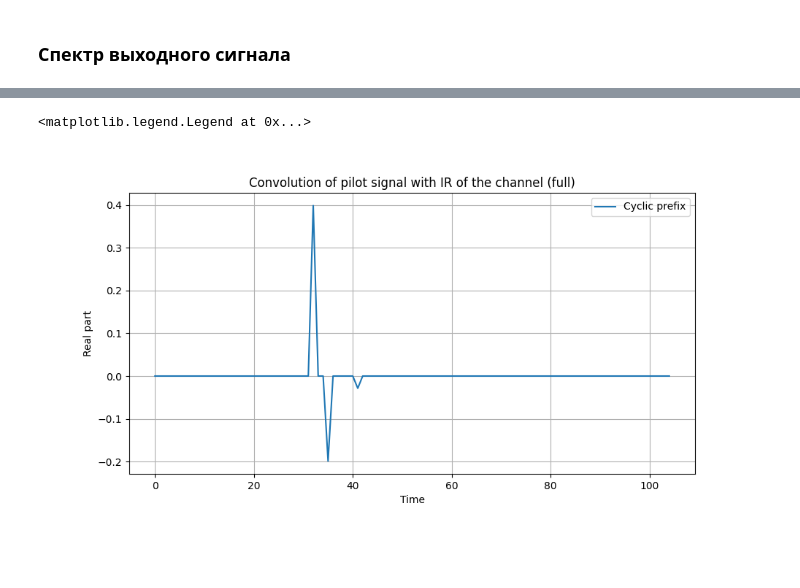
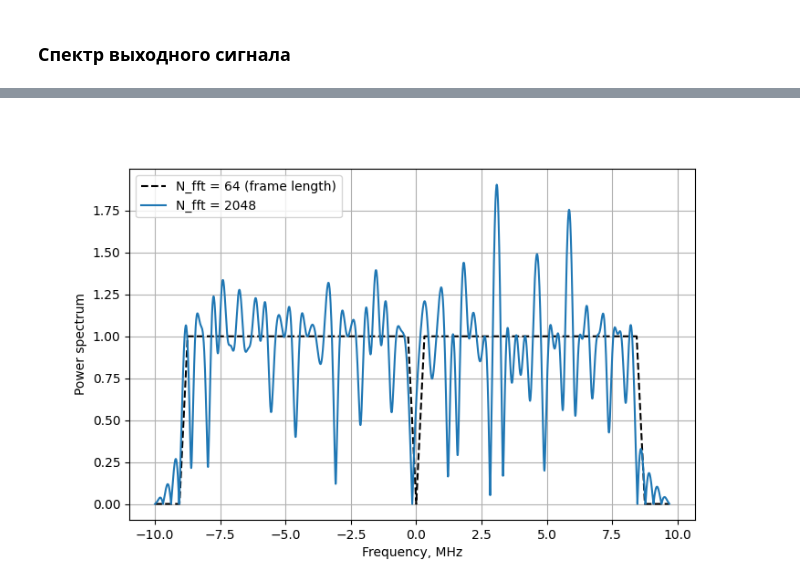
Before and after one commit to isvoropaev02/OFDM, a Jupyter notebook: model_version02/model_performance.ipynb, the cells around one changed output, grey strips where cells are left out. Saved outputs shown, nothing was run; the diff lists cells and outputs as text; code cells hidden in the pictures; blank space fills up the shorter version.

Commit message:
spectrum

```diff
--- a/model_version02/model_performance.ipynb
+++ b/model_version02/model_performance.ipynb
@@ -185,2 +55,3 @@ Text(0.5, 1.0, 'EVM')
 # %%
-h = pd.read_csv('model_version01\\h.txt', sep=',', index_col=False, header=None, names=['Re', 'Im'])
+info_frame = pd.read_csv('info_frame.txt', sep=',', index_col=False, header=None, names=['Re', 'Im'], skipinitialspace=True)
+pilots_frame = pd.read_csv('pilots_frame.txt', sep=',', index_col=False, header=None, names=['Re', 'Im'], skipinitialspace=True)
@@ -220,16 +58,22 @@ ax_1.legend()
-# %%
-sig2 = (pilots_frame_td['Re'] + 1j*pilots_frame_td['Im']).to_numpy()
-output2 = np.convolve((h['Re']+1j*h['Im']).to_numpy(), sig2, 'full')
-time = np.arange(0, len(output2), 1)
-
-fig8 = plt.figure(figsize=(10,5))
-ax_1 = fig8.add_subplot(111)
-ax_1.plot(time, output2.real, label='Cyclic prefix')
-ax_1.set_ylabel("Real part")
-ax_1.set_xlabel("Time")
-ax_1.grid()
-ax_1.set_title('Convolution of pilot signal with IR of the channel (full)')
-ax_1.legend()
-# %% [output]
-<matplotlib.legend.Legend at 0x...>
-[figure, removed]
+# %%
+info_signal = (info_frame['Re'] + 1j*info_frame['Im']).to_numpy()
+pilots_signal = (pilots_frame['Re'] + 1j*pilots_frame['Im']).to_numpy()
+# %%
+# values from IEEE 802.11a for 20 MHz band
+Bw = 20*1e6      # Hz -- Bandwidth
+Ts = 3.2*1e-6    # sec -- duration of the frame (3.2 us)
+delta_f = 1/Ts   # Hz -- band between neighbouring subcarriers (312.5 kHz)
+fr_len = 64      # the length of OFDM frame
+# %%
+fig3 = plt.figure(figsize=(8,5))
+ax_1 = fig3.add_subplot(111)
+ax_1.plot(np.linspace(-Bw/2, Bw/2-delta_f, fr_len)*1e-6, np.fft.fftshift(abs(info_signal)), 'k--', label='N_fft = 64 (frame length)')
+ax_1.plot(np.linspace(-Bw/2, Bw/2-delta_f, 2048)*1e-6, np.fft.fftshift(abs(np.fft.fft(np.fft.ifft(info_signal), 2048))), label='N_fft = 2048')
+ax_1.set_ylabel("Power spectrum")
+ax_1.set_xlabel("Frequency, MHz")
+ax_1.legend()
+ax_1.grid()
+#ax_1.set_title(r'N_fft=frame_length ({:})'.format(fr_len))
+plt.show()
+# %% [output]
+[figure, added]
```
Also changed, not shown: parts of 25 cells of this notebook, 6 other files.
